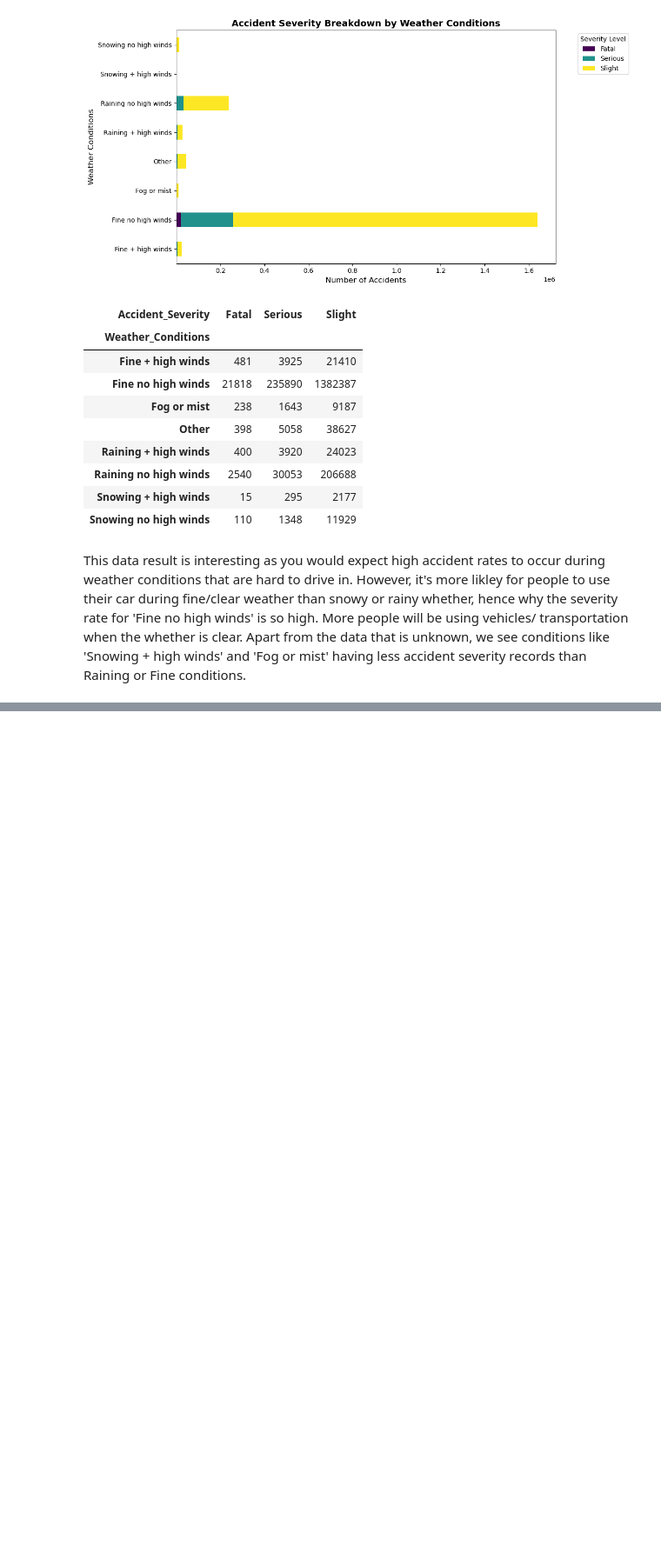
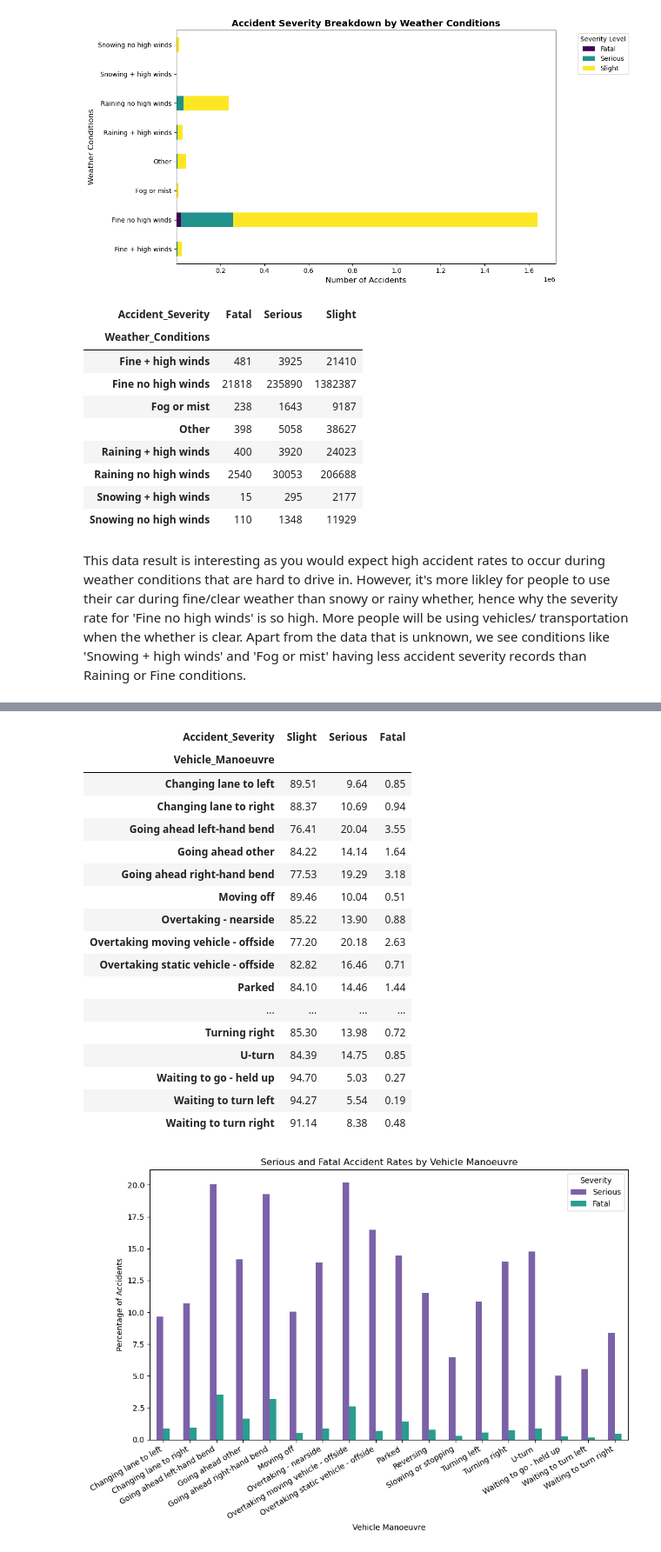
Before and after one commit to AmiJoba22/uk_road_safety_datapipe, a Jupyter notebook: notebooks/main_eda.ipynb, the cells around one changed output, grey strips where cells are left out. Shown at 87% size. Saved outputs shown, nothing was run; the diff lists cells and outputs as text; code cells hidden in the pictures; blank space fills up the shorter version.

```diff
--- a/notebooks/main_eda.ipynb
+++ b/notebooks/main_eda.ipynb
@@ -856,0 +952,46 @@ This data result is interesting as you would expect high accident rates to occur
+# %%
+manoeuvre_severity = pd.crosstab(
+    vehicles_with_severity["Vehicle_Manoeuvre"],
+    vehicles_with_severity["Accident_Severity"],
+    normalize="index"
+) * 100
+
+manoeuvre_severity = manoeuvre_severity[
+    ["Slight", "Serious", "Fatal"]
+]
+
+display(manoeuvre_severity.round(2))
+
+manoeuvre_severity[["Serious", "Fatal"]].plot(
+    kind="bar",
+    figsize=(10, 7),
+    color=["#7B61A8", "#2A9D8F"]
+)
+
+plt.title("Serious and Fatal Accident Rates by Vehicle Manoeuvre")
+plt.xlabel("Vehicle Manoeuvre")
+plt.ylabel("Percentage of Accidents")
+plt.xticks(rotation=30, ha="right")
+plt.legend(title="Severity")
+plt.tight_layout()
+plt.show()
+# %% [output]
+| Accident_Severity | Slight | Serious | Fatal |
+| Vehicle_Manoeuvre |  |  |  |
+| Changing lane to left | 89.51 | 9.64 | 0.85 |
+| Changing lane to right | 88.37 | 10.69 | 0.94 |
+| Going ahead left-hand bend | 76.41 | 20.04 | 3.55 |
+| Going ahead other | 84.22 | 14.14 | 1.64 |
+| Going ahead right-hand bend | 77.53 | 19.29 | 3.18 |
+| Moving off | 89.46 | 10.04 | 0.51 |
+| Overtaking - nearside | 85.22 | 13.90 | 0.88 |
+| Overtaking moving vehicle - offside | 77.20 | 20.18 | 2.63 |
+| Overtaking static vehicle - offside | 82.82 | 16.46 | 0.71 |
+| Parked | 84.10 | 14.46 | 1.44 |
+| ... | ... | ... | ... |
+| Turning right | 85.30 | 13.98 | 0.72 |
+| U-turn | 84.39 | 14.75 | 0.85 |
+| Waiting to go - held up | 94.70 | 5.03 | 0.27 |
+| Waiting to turn left | 94.27 | 5.54 | 0.19 |
+| Waiting to turn right | 91.14 | 8.38 | 0.48 |
+[figure, added]
```
Also changed, not shown: parts of 11 cells of this notebook.
